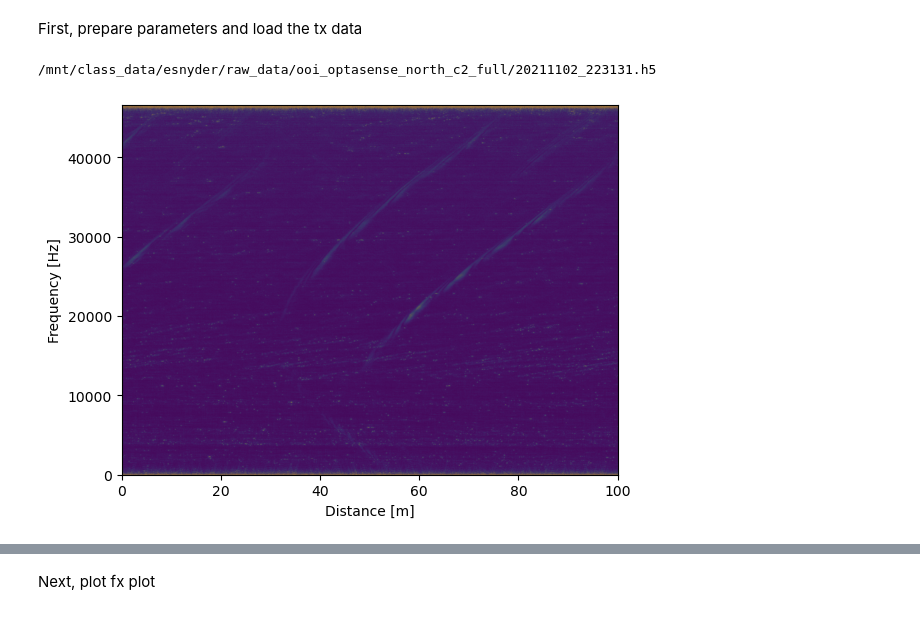
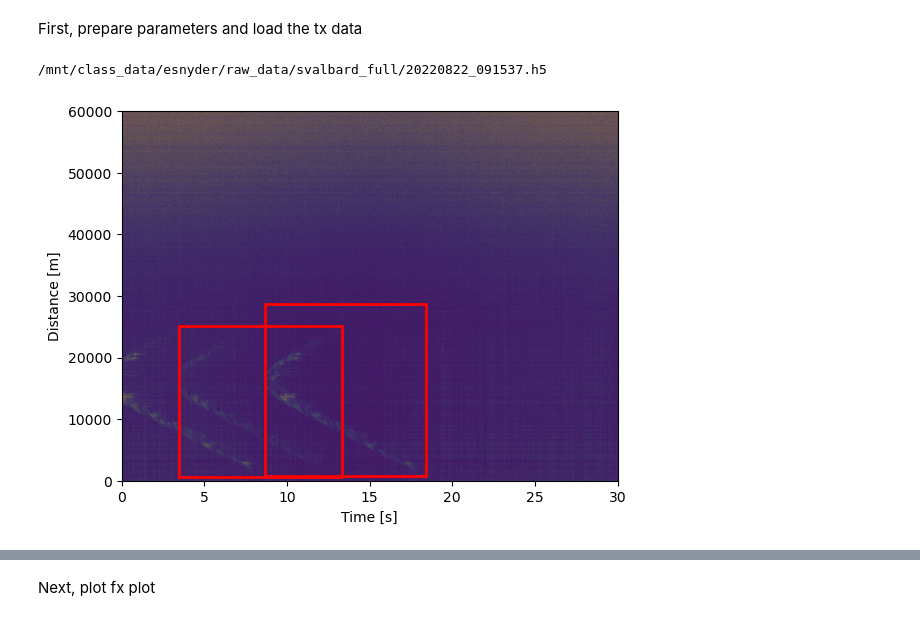
Before and after one commit to snyderer/cv4e_dataPrep, a Jupyter notebook: utils/generate_fx_plot.ipynb, the cells around one changed output, grey strips where cells are left out. Cells and saved outputs as stored; diff of their text form; code cells hidden in the pictures.

```diff
--- a/utils/generate_fx_plot.ipynb
+++ b/utils/generate_fx_plot.ipynb
@@ -14,6 +14,7 @@ label_file = r'/home/Eric/Documents/gitRepos/cv4e_dataPrep/fx_labels_Bp.csv'
 tx_label_file = r'/home/Eric/Documents/gitRepos/cv4e_dataPrep/tx_labels_Bp.csv'
 data_path = r'/mnt/class_data/esnyder/raw_data'
 labels = pd.read_csv(label_file)
+tx_labels = pd.read_csv(tx_label_file)
 
 # Pick a random label row
 row = labels.iloc[np.random.randint(0, len(labels))]
@@ -21,42 +22,56 @@ data_filepath = os.path.join(data_path, row['dataset'], row['source_file'])
 print(data_filepath)
 
 # Find all labels in same dataset & time
 same_labels = labels[
     (labels['source_file'] == row['source_file']) &
     (labels['t'] == row['t'])
 ]
 
-# load settings and data
+# load and extract settings
 settings_file = io.find_settings_h5(data_filepath)
 settings = io.load_settings_preprocessed_h5(settings_file)
 nonzeros = settings['rehydration_info']['nonzeros_mask']
 original_shape = settings['rehydration_info']['target_shape']
 dx = settings['processing_settings']['dx']
 fs = settings['processing_settings']['fs']
+
+# create dictionary to map source file to start time
+file_to_timestamp = {item[1]: item[0] for item in settings['file_map']}
+file_start_time = file_to_timestamp[row['source_file']]
+
+# load preprocessed data
 fk_dehyd, timestamp = io.load_preprocessed_h5(data_filepath)
 
 # Rehydrate
 tx = 1e9 * io.rehydrate(fk_dehyd, nonzeros, original_shape, return_format='tx')
 
 # define axes extents:
 x_extent = tx.shape[0]*dx
-f_extent = fs/2
-
-# load tx labels:
-tx_labels = pd.read_csv(tx_label_file)
+t_extent = tx.shape[1]/fs
 
 # find labels that correspond to this data slice
 tx_same_labels = tx_labels[
-    (tx_labels['source_file'] == row['source_file'])
+    (tx_labels['source_file'] == row['source_file']) &
+    (tx_labels['dataset'] == row['dataset'])
 ]
 
+# print(tx_same_labels)
 fig = plt.figure()
 # extent = [x_min, x_max, y_min, y_max] for imshow
-extent = [0, f_extent, 0, x_extent]
-plt.imshow(tx, aspect='auto', extent=extent, origin='lower', vmin = 0, vmax=.4)
-plt.xlabel('Distance [m]')
-plt.ylabel('Frequency [Hz]')
+extent = [0, t_extent, 0, x_extent]
+plt.imshow(tx, extent=extent, origin='lower', vmin = 0, vmax=.3)
+plt.xlabel('Time [s]')
+plt.ylabel('Distance [m]')
+# overlay bounding boxes for each label
+
+for i, tx_row in tx_same_labels.iterrows():
+    t_min = tx_row['t_start_s'] + tx_row['apex_time'] - file_start_time
+    dt = tx_row['t_end_s'] - tx_row['t_start_s']
+    x_min = tx_row['x_min_m']
+    dx = tx_row['x_max_m'] - tx_row['x_min_m']
+    rect = plt.Rectangle((t_min, x_min), dt, dx, linewidth=2, edgecolor='r', facecolor='none')
+    plt.gca().add_patch(rect)
 plt.show()
 # %% [output]
-/mnt/class_data/esnyder/raw_data/ooi_optasense_north_c2_full/20211102_223131.h5
+/mnt/class_data/esnyder/raw_data/svalbard_full/20220822_091537.h5
-[figure, old version]
+[figure, new version]
```
Also changed, not shown: parts of 4 cells of this notebook, 2 other files.
